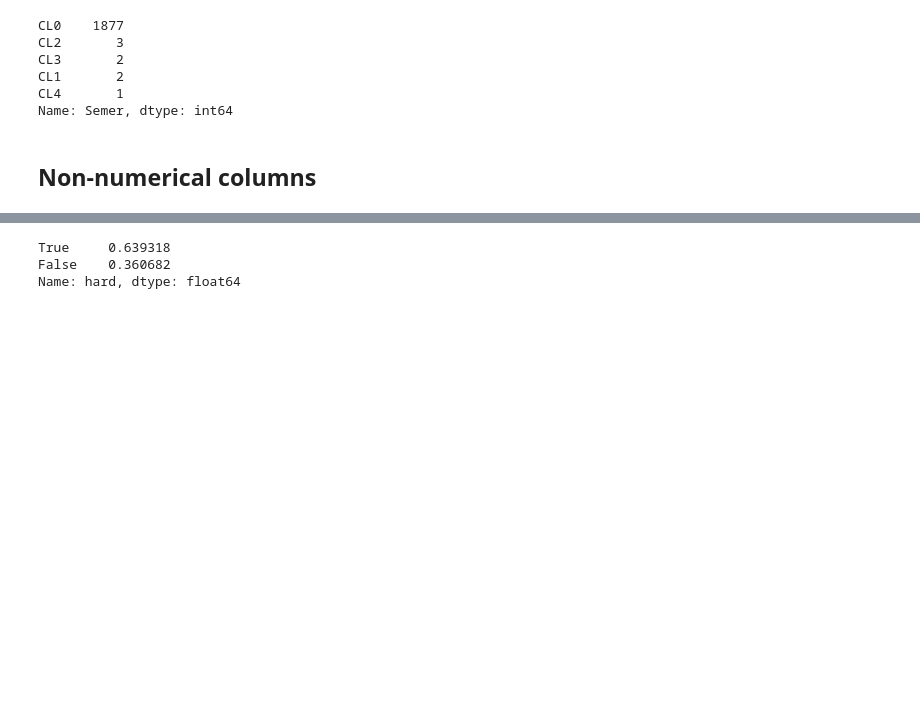
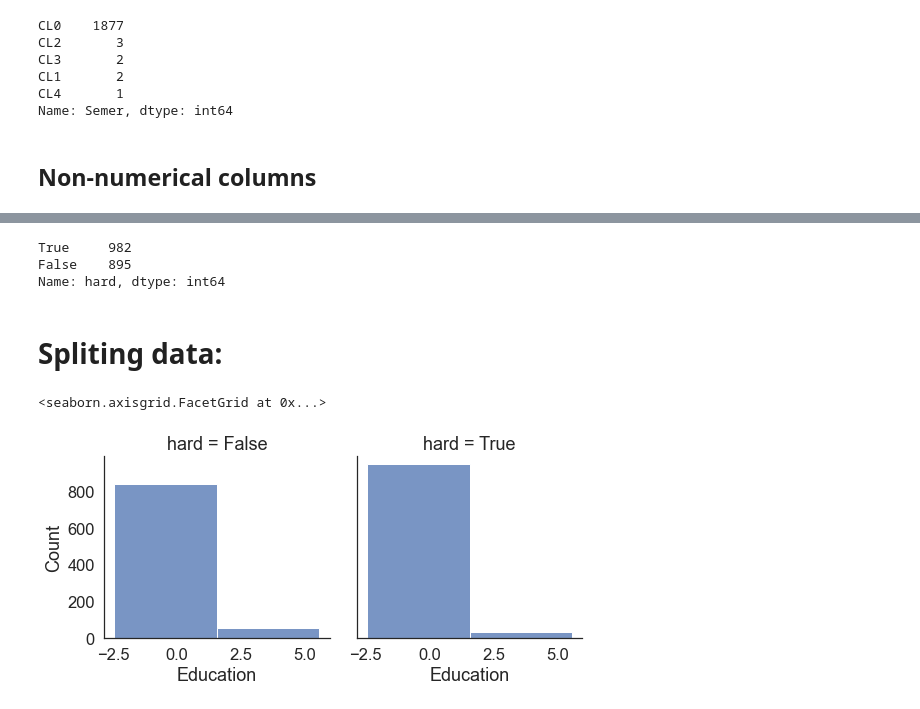
Before and after one commit to SinaLotfiomran/Project_ML_2, a Jupyter notebook: ML_2_Notebook.ipynb, the cells around one changed output, grey strips where cells are left out. Saved outputs shown, nothing was run; the diff lists cells and outputs as text; code cells hidden in the pictures; blank space fills up the shorter version.

```diff
--- a/ML_2_Notebook.ipynb
+++ b/ML_2_Notebook.ipynb
@@ -331,10 +334,12 @@ df
 # %%
 # check whether the data is balanced
-df.hard.value_counts(normalize=True)
+df.hard.value_counts()#(normalize=True)
 # %% [output]
-True     0.639318
-False    0.360682
-Name: hard, dtype: float64
+True     982
+False    895
+Name: hard, dtype: int64
+# %% [markdown]
+ # Spliting data:
 # %%
 iv = ['Age', 'Gender', 'Education', 'Country', 'Ethnicity', 'Nscore', 'Escore', 'Oscore', 'Ascore', 'Cscore', 'Impulsive', 'SS']
 dv = ['hard']
@@ -343,0 +348,12 @@ y_test=y_test.values.astype(bool).ravel()
+# %%
+sns.displot(
+    df, x="Education", col="hard",
+    binwidth=4, height=4, facet_kws=dict(margin_titles=True),
+)
+#sns.displot(
+#    df, x="Education", col="scores",
+#    binwidth=4, height=4, facet_kws=dict(margin_titles=True),
+#)
+# %% [output]
+<seaborn.axisgrid.FacetGrid at 0x...>
+[figure, added]
```
Also changed, not shown: parts of 21 cells of this notebook.
